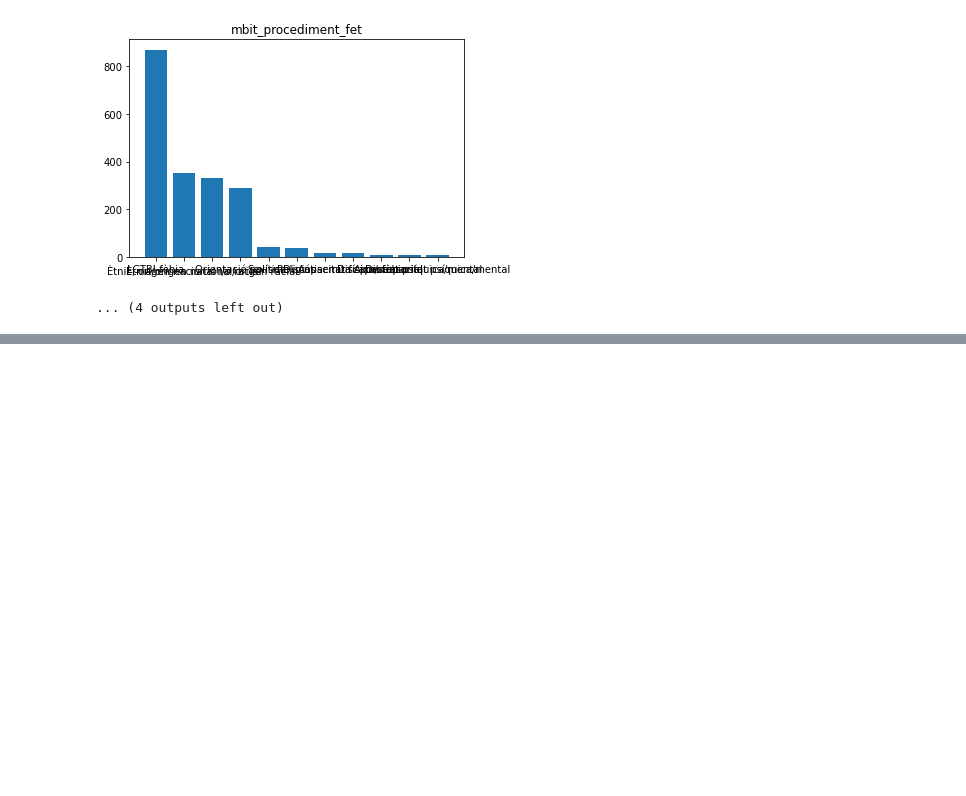
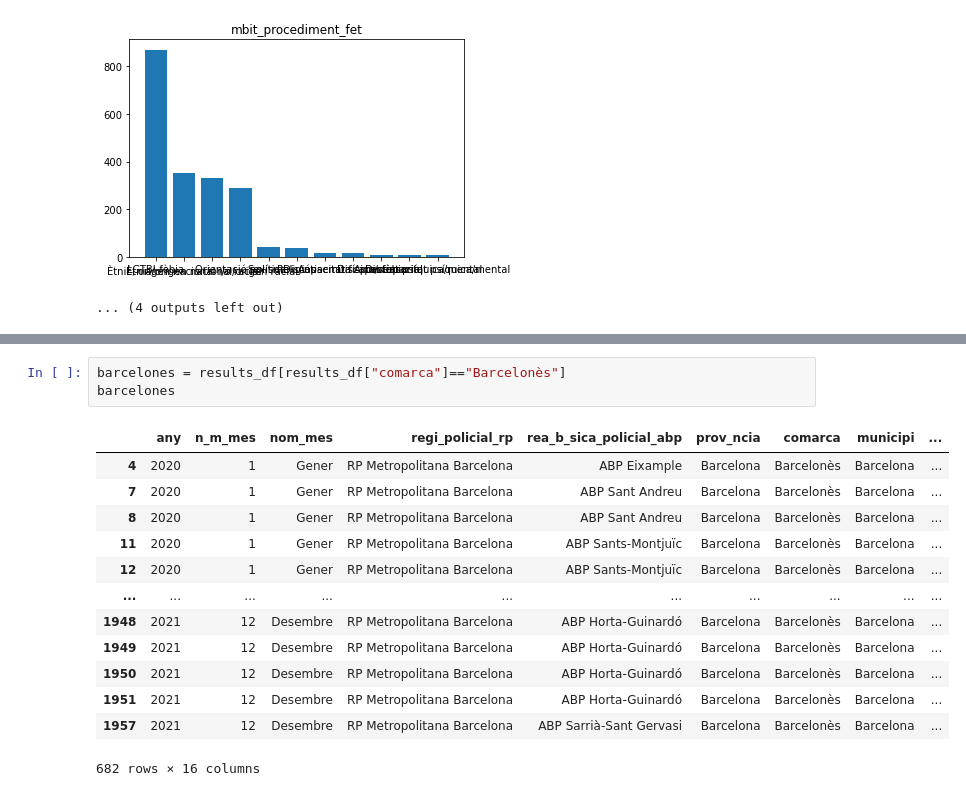
Before and after one commit to robedamo/data_analysis_project, a Jupyter notebook: Chaky/Chaky_Police.ipynb, the cells around one changed output, grey strips where cells are left out. Saved outputs shown, nothing was run; the diff lists cells and outputs as text; blank space fills up the shorter version.

```diff
--- a/Chaky/Chaky_Police.ipynb
+++ b/Chaky/Chaky_Police.ipynb
@@ -359,0 +385,17 @@ for i in llista_categories:
+# %%
+barcelones = results_df[results_df["comarca"]=="Barcelonès"]
+barcelones
+# %% [output]
+|  | any | n_m_mes | nom_mes | regi_policial_rp | rea_b_sica_policial_abp | prov_ncia | comarca | municipi | ... |
+| 4 | 2020 | 1 | Gener | RP Metropolitana Barcelona | ABP Eixample | Barcelona | Barcelonès | Barcelona | ... |
+| 7 | 2020 | 1 | Gener | RP Metropolitana Barcelona | ABP Sant Andreu | Barcelona | Barcelonès | Barcelona | ... |
+| 8 | 2020 | 1 | Gener | RP Metropolitana Barcelona | ABP Sant Andreu | Barcelona | Barcelonès | Barcelona | ... |
+| 11 | 2020 | 1 | Gener | RP Metropolitana Barcelona | ABP Sants-Montjuïc | Barcelona | Barcelonès | Barcelona | ... |
+| 12 | 2020 | 1 | Gener | RP Metropolitana Barcelona | ABP Sants-Montjuïc | Barcelona | Barcelonès | Barcelona | ... |
+| ... | ... | ... | ... | ... | ... | ... | ... | ... | ... |
+| 1948 | 2021 | 12 | Desembre | RP Metropolitana Barcelona | ABP Horta-Guinardó | Barcelona | Barcelonès | Barcelona | ... |
+| 1949 | 2021 | 12 | Desembre | RP Metropolitana Barcelona | ABP Horta-Guinardó | Barcelona | Barcelonès | Barcelona | ... |
+| 1950 | 2021 | 12 | Desembre | RP Metropolitana Barcelona | ABP Horta-Guinardó | Barcelona | Barcelonès | Barcelona | ... |
+| 1951 | 2021 | 12 | Desembre | RP Metropolitana Barcelona | ABP Horta-Guinardó | Barcelona | Barcelonès | Barcelona | ... |
+| 1957 | 2021 | 12 | Desembre | RP Metropolitana Barcelona | ABP Sarrià-Sant Gervasi | Barcelona | Barcelonès | Barcelona | ... |
+682 rows × 16 columns
```
Also changed, not shown: parts of 6 cells of this notebook, 1 other file.
